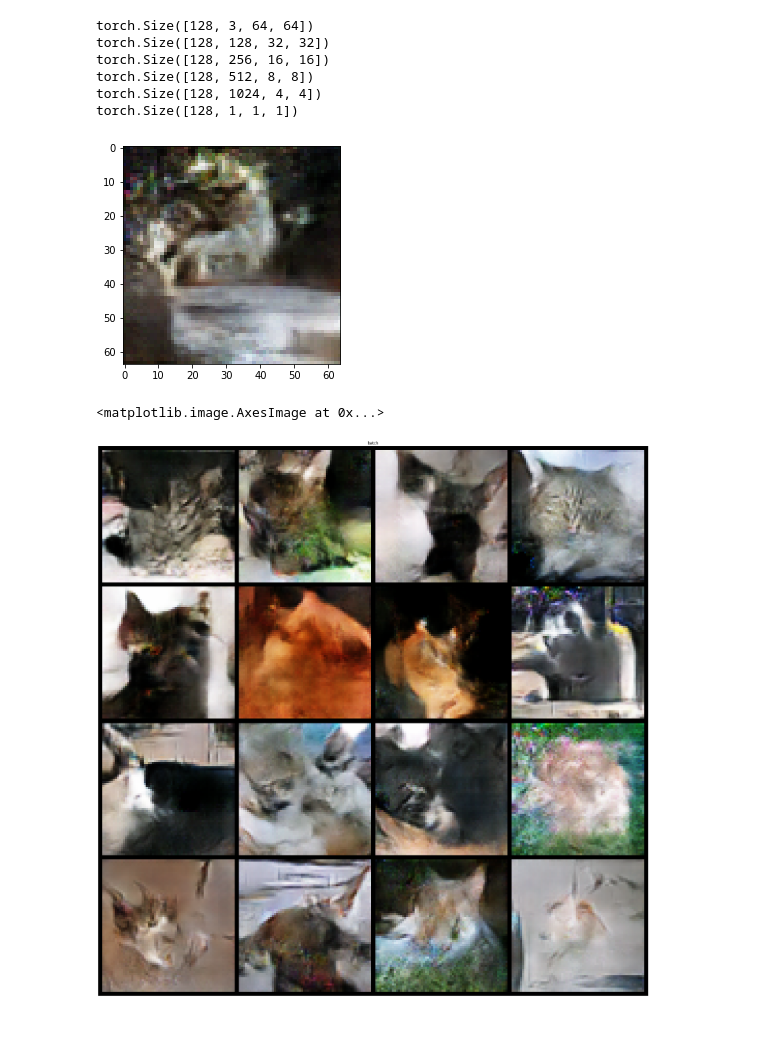
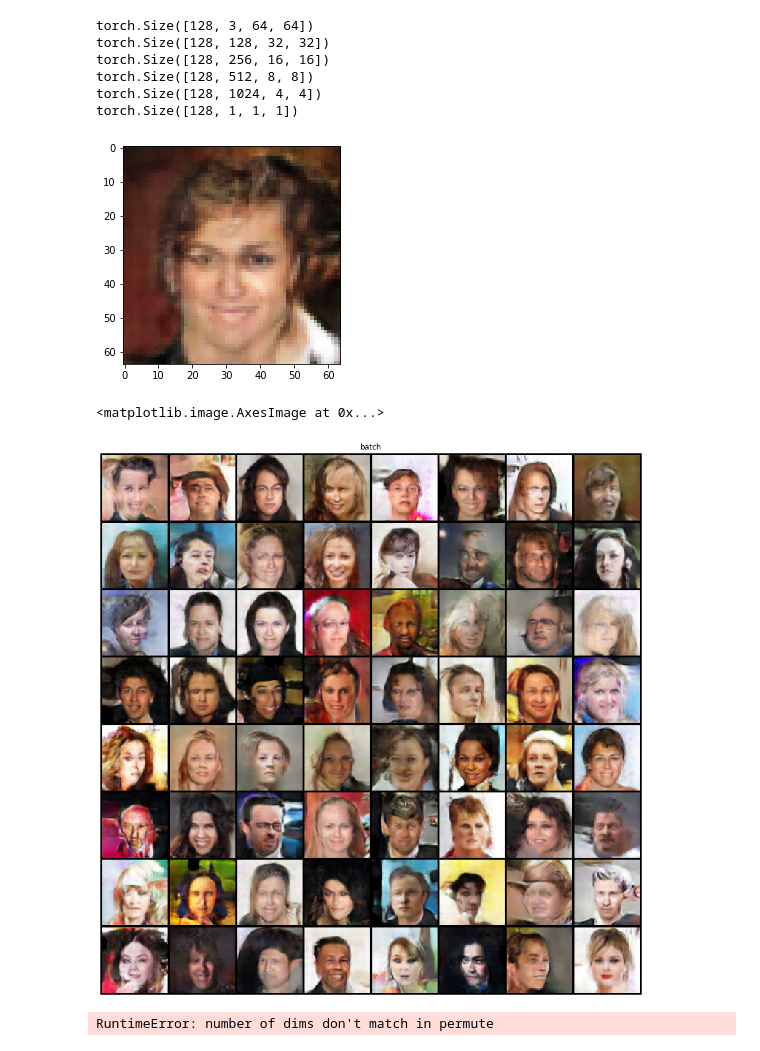
Before and after one commit to yonigottesman/gan_playground, a Jupyter notebook: dcgan/dcgan.ipynb, the cells around one changed output. Drawn from its saved outputs; the diff is of its cells as text; code cells hidden in the pictures.

Commit message:
added celeba dataset

```diff
--- a/dcgan/dcgan.ipynb
+++ b/dcgan/dcgan.ipynb
@@ -36,7 +36,8 @@ compose = transforms.Compose([transforms.Resize(image_size),
                               transforms.Normalize(std, mean),
                               ])
 # %%
-dataset = datasets.ImageFolder(root=os.path.join(os.getcwd(), 'cats/'), transform=compose)
+#dataset = datasets.ImageFolder(root=os.path.join(os.getcwd(), 'cats/'), transform=compose)
+dataset = datasets.ImageFolder(root=os.path.join(os.getcwd(), 'celeba/'), transform=compose)
 # %%
 #cifar = datasets.CIFAR10(root='cifar10', download=True, train=True, transform=compose)
 #dataset = [ds for ds in tqdm(cifar) if ds[1] == 5]
@@ -173,8 +174,8 @@ def fit(epochs, iterator, optimizer_g, optimizer_d,discriminator,generator):
             # Train disciminator
             # Train with real samples
             optimizer_d.zero_grad()
-            y=torch.full_like(batch[1], real_label, device=device).float()#real_label
-#            y=torch.rand(bs,device=device).float()*0.1+0.9 # smoothing 0.9-1
+#            y=torch.full_like(batch[1], real_label, device=device).float()#real_label
+            y=torch.rand(bs,device=device).float()*0.1+0.9 # smoothing 0.9-1
             yhat=discriminator(batch[0].to(device)).view(-1)
             loss_real=criterion(yhat,y)
             loss_real.backward()
@@ -182,8 +183,8 @@ def fit(epochs, iterator, optimizer_g, optimizer_d,discriminator,generator):
             # Train with fake samples
             noise = torch.randn(bs, nz, 1, 1, device=device)
             fake_images = generator(noise)
-            y=torch.full_like(batch[1], fake_label,device=device).float() #fake_label
-#            y=torch.rand(bs,device=device).float()*0.1 # smoothing 0-0.1
+#            y=torch.full_like(batch[1], fake_label,device=device).float() #fake_label
+            y=torch.rand(bs,device=device).float()*0.1 # smoothing 0-0.1
             yhat=discriminator(fake_images.detach()).view(-1)
             loss_fake=criterion(yhat,y)
             loss_fake.backward()
@@ -220,8 +221,8 @@ discriminator.apply(weights_init)
 optimizer_d = optim.Adam(discriminator.parameters(), lr=lr, betas=(beta, 0.999))
 optimizer_g = optim.Adam(generator.parameters(), lr=lr, betas=(beta, 0.999))
 # %%
-writer = SummaryWriter('mylogs/baseline/',flush_secs=1)
-fit(150, dataloader, optimizer_g, optimizer_d, discriminator, generator)
+writer = SummaryWriter('mylogs/baseline_5epochs_smoothing/',flush_secs=1)
+fit(5, dataloader, optimizer_g, optimizer_d, discriminator, generator)
 # %%
 generator.eval()
 with torch.no_grad():
@@ -229,18 +230,26 @@ with torch.no_grad():
     fake_images = generator(noise)
 imshow(fake_images[0],std,mean)
 # %% [output]
-[figure, old version]
+[figure, new version]
 # %%
-plt.figure(figsize=(32,32))
+plt.figure(figsize=(16,16))
 plt.axis("off")
 plt.title("batch")
 generator.eval()
 with torch.no_grad():
-    noise = torch.randn(bs, nz, 1, 1, device=device)
+    noise = torch.randn(64, nz, 1, 1, device=device)
     fake_images = generator(noise)
 #plt.imshow(vutils.make_grid(batch[0][:64], padding=2, normalize=True).cpu().permute(1,2,0))
-grid=torchvision.utils.make_grid(fake_images[:16],normalize=True,nrow=4)
+grid=torchvision.utils.make_grid(fake_images,normalize=True,nrow=8)
 plt.imshow(grid.cpu().permute(1,2,0))
 # %% [output]
 <matplotlib.image.AxesImage at 0x...>
-[figure, old version]
+[figure, new version]
+# %%
+z = noise[36].unsqueeze(0)
+
+generator.eval()
+with torch.no_grad():
+    imshow(generator())
+# %% [output]
+RuntimeError: number of dims don't match in permute
```
Also changed, not shown: parts of 6 cells of this notebook.
